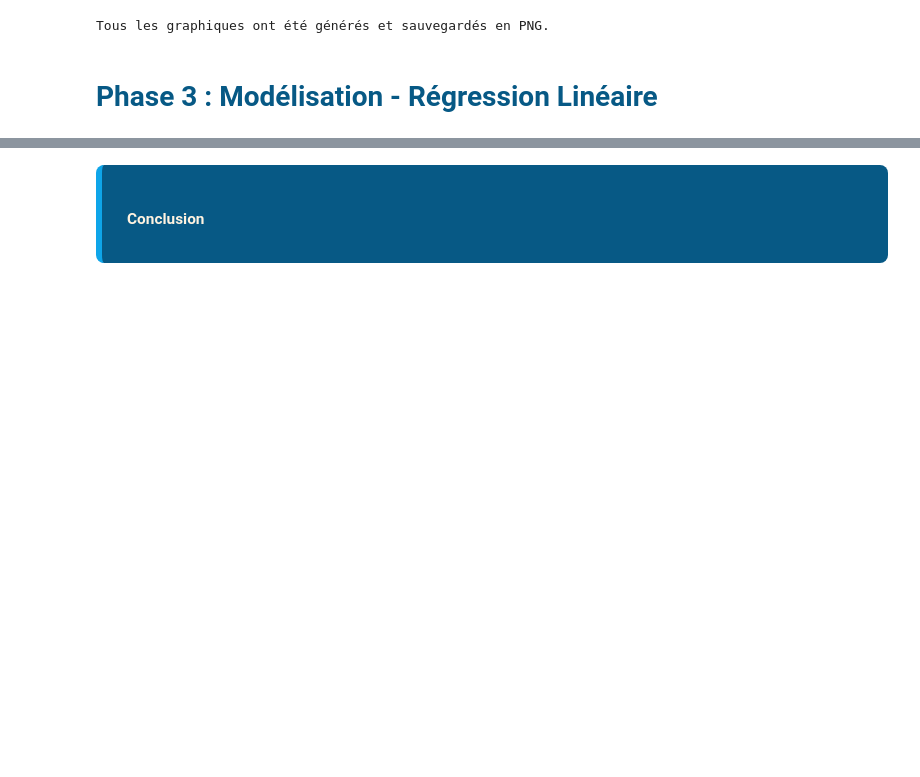
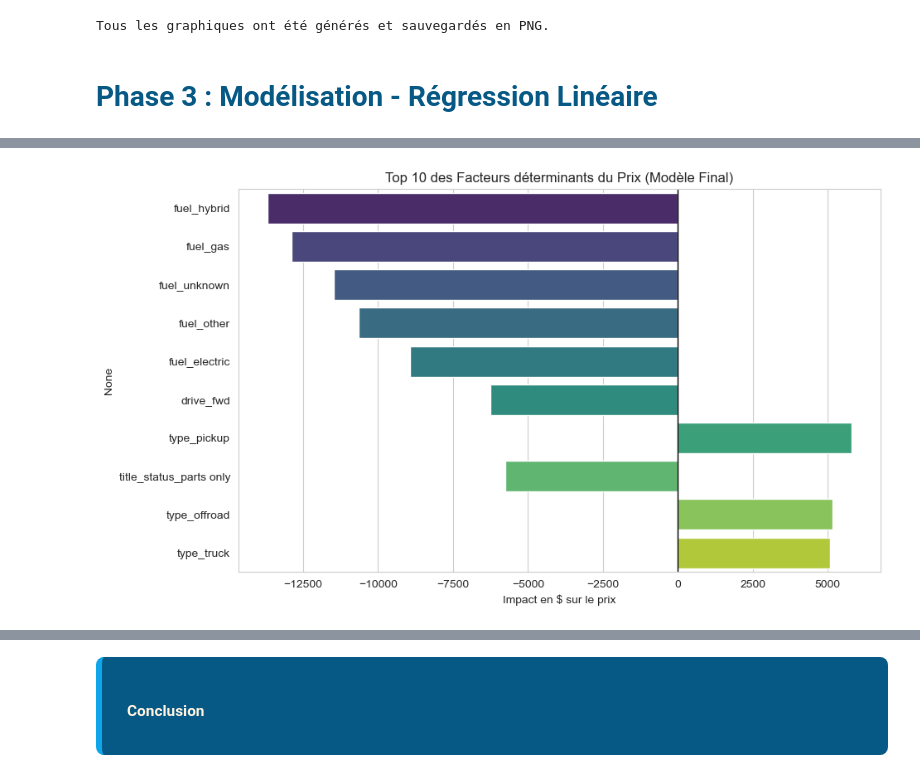
Before and after one commit to Uraesh/mats_app_data, a Jupyter notebook: Regression_linéaire.ipynb, the cells around one changed output, grey strips where cells are left out. Cells and saved outputs as stored; diff of their text form; code cells hidden in the pictures; blank space fills up the shorter version.

```diff
--- a/Regression_linéaire.ipynb
+++ b/Regression_linéaire.ipynb
@@ -560,19 +490,0 @@ Modèle entraîné avec succès.
-# %%
-# Pour obtenir les p-values, on utilise statsmodels
-X_train_sm = sm.add_constant(X_train)
-model_sm = sm.OLS(y_train, X_train_sm).fit()
-# Encodage des variables catégorielles avec get_dummies
-X = pd.get_dummies(df_clean.drop(columns=['price']), drop_first=True)
-y = df_clean['price']
-
-# Ensure numeric dtypes for sklearn / statsmodels
-# Convert to numeric, coerce non\-convertible values to NaN, fill NaNs, and use float dtype
-X = X.apply(pd.to_numeric, errors='coerce').fillna(0).astype(float)
-# Affichage complet des statistiques
-print(model_sm.summary())
-
-# Extraction propre des P-values significatives (< 0.05)
-p_values = model_sm.pvalues
-significant_vars = p_values[p_values < 0.05].index.tolist()
-
-print(f"\n Variables significatives (p < 0.05) : {len(significant_vars)} sur {len(p_values)} totales.")
@@ -869,0 +565,61 @@ Graphiques d'évaluation sauvegardés.
+# %%
+
+# ==============================================================================
+# 3. COMPARAISON ET CHOIX DU MEILLEUR MODÈLE (MÉTRIQUES STATISTIQUES)
+# ==============================================================================
+# En stats classique, on ne regarde pas le RMSE de test, mais :
+# 1. Adj. R-squared : Plus il est haut, mieux on explique la variance (en pénalisant la complexité).
+# 2. AIC (Akaike Info Criterion) : Plus il est BAS, meilleur est le modèle.
+# 3. BIC (Bayesian Info Criterion) : Plus il est BAS, meilleur est le modèle.
+
+results_df = pd.DataFrame({
+    "Modèle": ["1. Naïf (Age+Km)", "2. Complet (Tout)", "3. Raffiné (Significatif)"],
+    "R² Ajusté": [model_1.rsquared_adj, model_2.rsquared_adj, model_3.rsquared_adj],
+    "AIC (Plus bas = Mieux)": [model_1.aic, model_2.aic, model_3.aic],
+    "BIC (Plus bas = Mieux)": [model_1.bic, model_2.bic, model_3.bic],
+    "Nb Variables": [len(vars_naif), X.shape[1], len(significant_vars)]
+})
+
+print("\n=== TABLEAU DE COMPARAISON (CRITÈRES D'INFORMATION) ===")
+display(results_df.round(4))
+
+# Choix automatique du meilleur modèle basé sur l'AIC
+best_model_index = results_df["AIC (Plus bas = Mieux)"].idxmin()
+best_model_name = results_df.loc[best_model_index, "Modèle"]
+print(f"\n🏆 LE MEILLEUR MODÈLE STATISTIQUE EST : {best_model_name}")
+
+if best_model_index == 2:
+    final_model = model_3
+    final_cols = significant_vars
+elif best_model_index == 1:
+    final_model = model_2
+    final_cols = list(X.columns)
+else:
+    final_model = model_1
+    final_cols = vars_naif
+
+# ==============================================================================
+# 4. INTERPRÉTATION DES COEFFICIENTS (IMPACTS)
+# ==============================================================================
+print(f"\n--- INTERPRÉTATION DES COEFFICIENTS ({best_model_name}) ---")
+print(final_model.summary())
+
+# Extraction pour affichage simplifié
+coefs = pd.DataFrame({
+    'Variable': final_cols,
+    'Coefficient': final_model.params,
+    'P-Value': final_model.pvalues
+})
+# On retire la constante pour le graphique
+coefs_plot = coefs.drop('const', errors='ignore')
+# On prend le Top 10 des impacts absolus
+coefs_plot['Impact Absolu'] = coefs_plot['Coefficient'].abs()
+top_10 = coefs_plot.sort_values('Impact Absolu', ascending=False).head(10)
+
+plt.figure(figsize=(10, 6))
+sns.barplot(data=top_10, x='Coefficient', y=top_10.index, palette='viridis')
+plt.title("Top 10 des Facteurs déterminants du Prix (Modèle Final)")
+plt.xlabel("Impact en $ sur le prix")
+plt.axvline(0, color='black', linewidth=1)
+plt.show() # [Image of statistical coefficient plot]
+# %% [output]
@@ -869,0 +648 @@ Graphiques d'évaluation sauvegardés.
+[figure, added]
```
Also changed, not shown: parts of 22 cells of this notebook.
